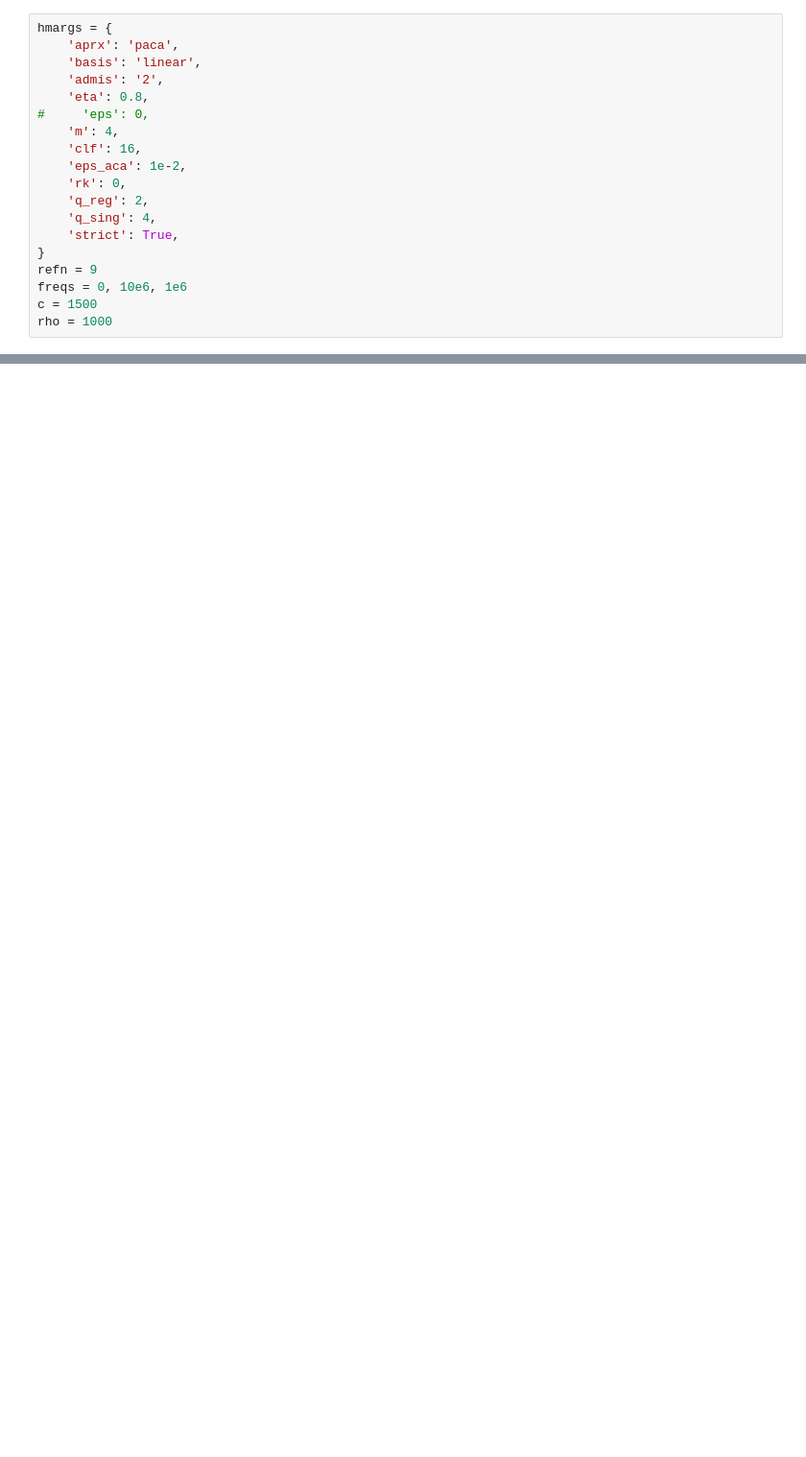
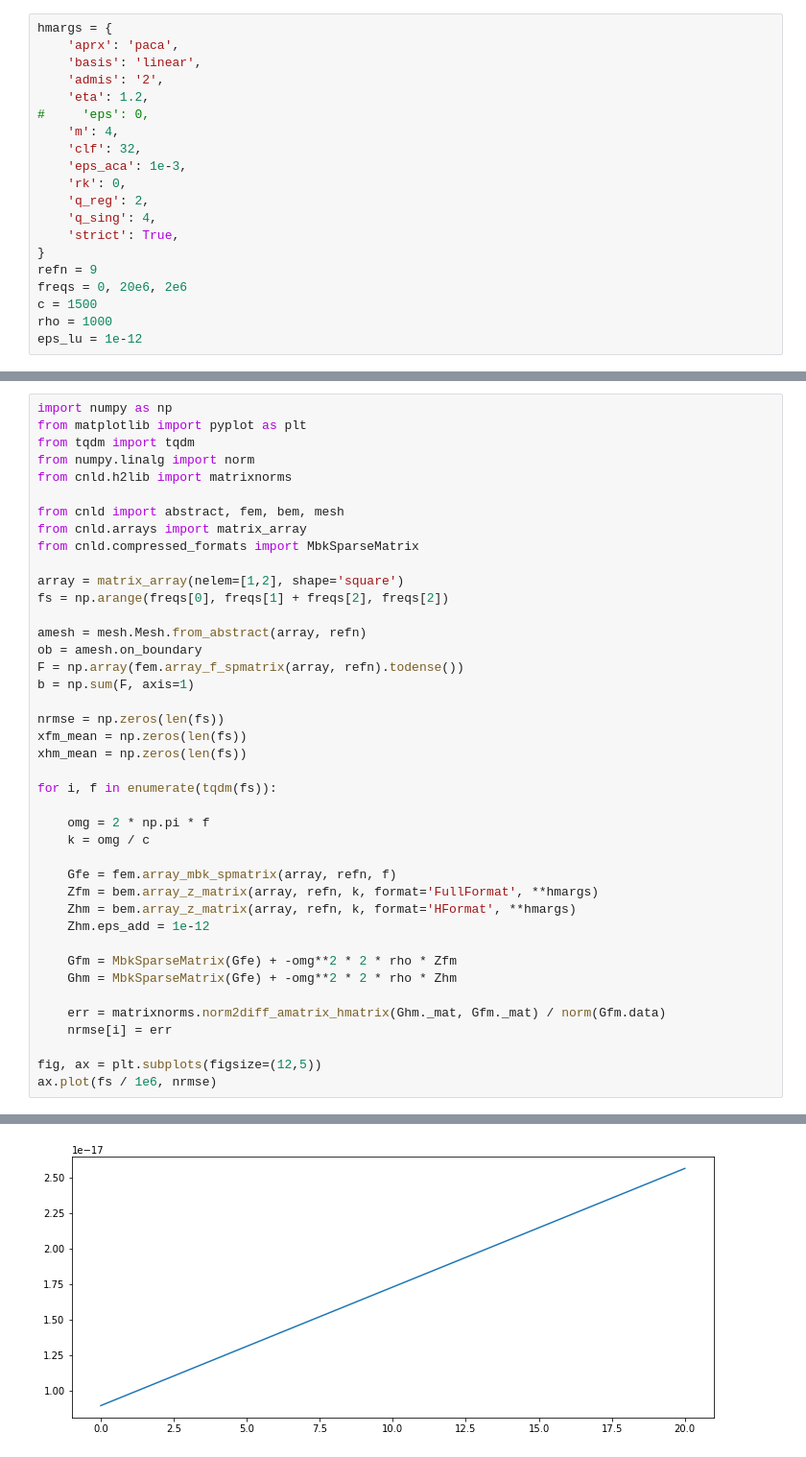
Before and after one commit to bdshieh/cnl-dyna, a Jupyter notebook: notebooks/demos/plot_hmatrix_error.ipynb, the cells around one changed output, grey strips where cells are left out. Shown: that part at 96% size. Drawn from its saved outputs; the diff is of its cells as text; blank space fills up the shorter version.

```diff
--- a/notebooks/demos/plot_hmatrix_error.ipynb
+++ b/notebooks/demos/plot_hmatrix_error.ipynb
@@ -3,17 +3,18 @@ hmargs = {
     'aprx': 'paca',
     'basis': 'linear',
     'admis': '2',
-    'eta': 0.8,
+    'eta': 1.2,
 #     'eps': 0,
     'm': 4,
-    'clf': 16,
-    'eps_aca': 1e-2,
+    'clf': 32,
+    'eps_aca': 1e-3,
     'rk': 0,
     'q_reg': 2,
     'q_sing': 4,
     'strict': True,
 }
 refn = 9
-freqs = 0, 10e6, 1e6
+freqs = 0, 20e6, 2e6
 c = 1500
 rho = 1000
+eps_lu = 1e-12
@@ -19,0 +55,42 @@ rho = 1000
+# %%
+import numpy as np
+from matplotlib import pyplot as plt
+from tqdm import tqdm
+from numpy.linalg import norm
+from cnld.h2lib import matrixnorms
+
+from cnld import abstract, fem, bem, mesh
+from cnld.arrays import matrix_array
+from cnld.compressed_formats import MbkSparseMatrix
+
+array = matrix_array(nelem=[1,2], shape='square')
+fs = np.arange(freqs[0], freqs[1] + freqs[2], freqs[2])
+
+amesh = mesh.Mesh.from_abstract(array, refn)
+ob = amesh.on_boundary
+F = np.array(fem.array_f_spmatrix(array, refn).todense())
+b = np.sum(F, axis=1)
+
+nrmse = np.zeros(len(fs))
+xfm_mean = np.zeros(len(fs))
+xhm_mean = np.zeros(len(fs))
+
+for i, f in enumerate(tqdm(fs)):
+
+    omg = 2 * np.pi * f
+    k = omg / c
+
+    Gfe = fem.array_mbk_spmatrix(array, refn, f)
+    Zfm = bem.array_z_matrix(array, refn, k, format='FullFormat', **hmargs)
+    Zhm = bem.array_z_matrix(array, refn, k, format='HFormat', **hmargs)
+    Zhm.eps_add = 1e-12
+
+    Gfm = MbkSparseMatrix(Gfe) + -omg**2 * 2 * rho * Zfm
+    Ghm = MbkSparseMatrix(Gfe) + -omg**2 * 2 * rho * Zhm
+
+    err = matrixnorms.norm2diff_amatrix_hmatrix(Ghm._mat, Gfm._mat) / norm(Gfm.data)
+    nrmse[i] = err
+
+fig, ax = plt.subplots(figsize=(12,5))
+ax.plot(fs / 1e6, nrmse)
+# %% [output]
@@ -19,0 +98 @@ rho = 1000
+[figure, added]
```
Also changed, not shown: parts of 5 cells of this notebook, 6 other files.
